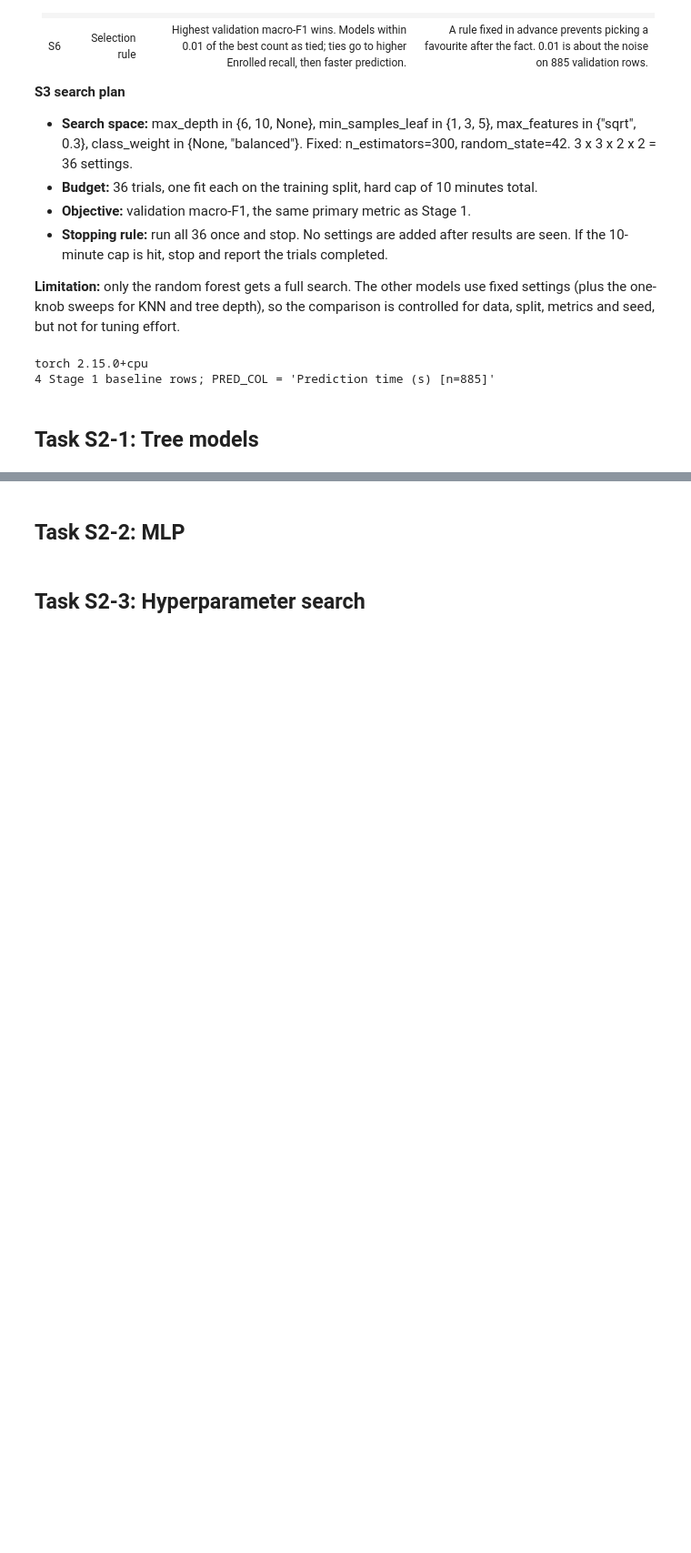
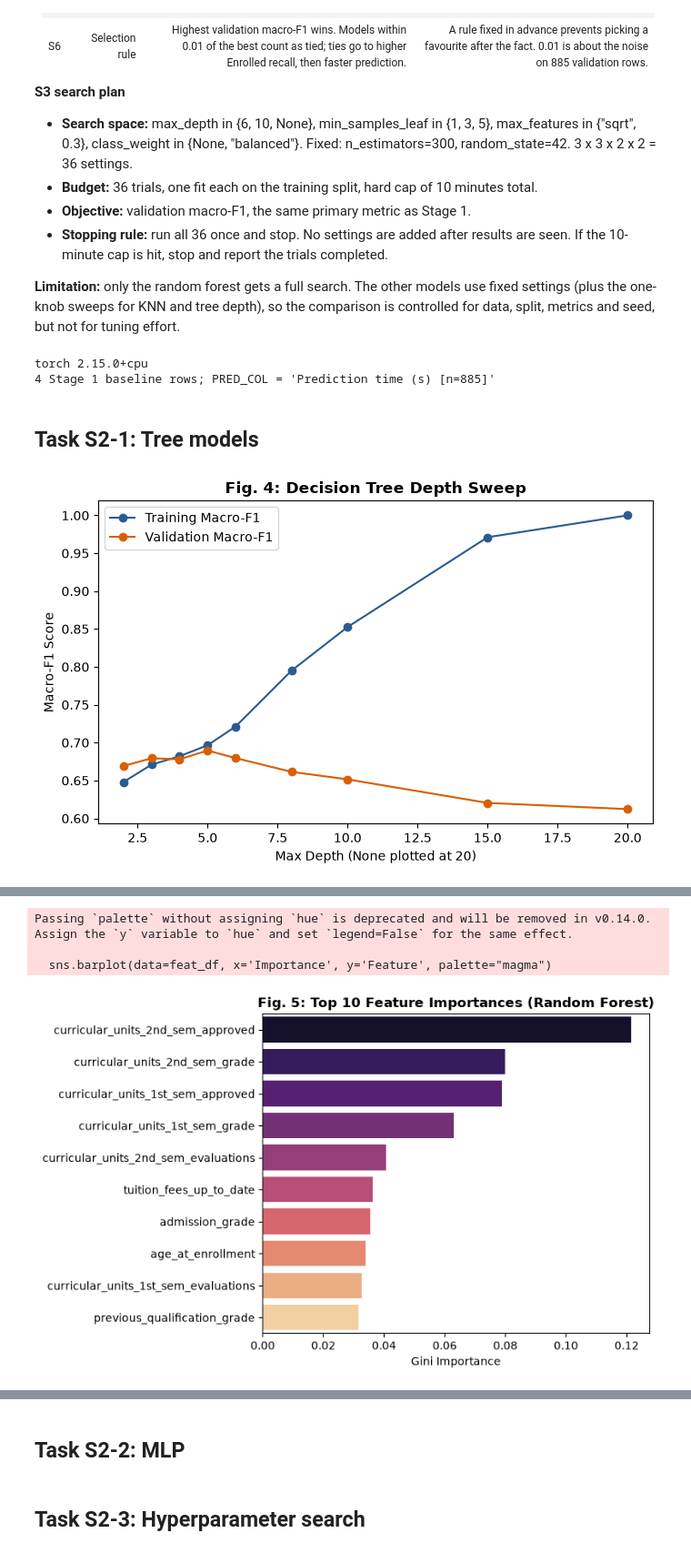
Before and after one commit to mremani11/DS3000-Project, a Jupyter notebook: DS3000_Project_Group03.ipynb, the cells around one changed output, grey strips where cells are left out. Shown at 91% size. Cells and saved outputs as stored; diff of their text form; code cells hidden in the pictures; blank space fills up the shorter version.

Commit message:
Complete Task S2-1: Tree models, depth sweep, and feature importances

```diff
--- a/DS3000_Project_Group03.ipynb
+++ b/DS3000_Project_Group03.ipynb
@@ -1229,3 +1230,77 @@ torch 2.15.0+cpu
 4 Stage 1 baseline rows; PRED_COL = 'Prediction time (s) [n=885]'
 # %% [markdown]
 ## Task S2-1: Tree models
+# %%
+import matplotlib.pyplot as plt
+import numpy as np
+import pandas as pd
+import seaborn as sns
+from sklearn.tree import DecisionTreeClassifier
+from sklearn.ensemble import RandomForestClassifier, GradientBoostingClassifier
+from sklearn.metrics import f1_score
+
+# --- 1. Depth sweep for the single tree (Fig. 4) ---
+depths = [2, 3, 4, 5, 6, 8, 10, 15, None]
+train_scores, val_scores = [], []
+
+for d in depths:
+    # Wrap in pipeline so text categorical columns are properly one-hot encoded
+    dt_pipe = make_model_pipeline(DecisionTreeClassifier(max_depth=d, random_state=SEED))
+    dt_pipe.fit(X_train, y_train)
+    train_scores.append(f1_score(y_train, dt_pipe.predict(X_train), average='macro'))
+    val_scores.append(f1_score(y_val, dt_pipe.predict(X_val), average='macro'))
+
+plt.figure(figsize=(7, 4.5))
+plot_depths = [d if d is not None else 20 for d in depths]
+plt.plot(plot_depths, train_scores, marker='o', label='Training Macro-F1', color='#2b5c8f')
+plt.plot(plot_depths, val_scores, marker='o', label='Validation Macro-F1', color='#d95f02')
+plt.title("Fig. 4: Decision Tree Depth Sweep", fontweight="bold")
+plt.xlabel("Max Depth (None plotted at 20)")
+plt.ylabel("Macro-F1 Score")
+plt.legend()
+plt.tight_layout()
+plt.show()
+
+# Pick the depth with the best validation macro-F1
+best_depth_idx = np.argmax(val_scores)
+best_depth = depths[best_depth_idx]
+print(f"Best validation Macro-F1 achieved at max_depth={best_depth}")
+
+# --- 2. Three models through the existing harness ---
+tree_specs = [
+    ("Decision Tree", f"max_depth={best_depth} (chosen on val)", DecisionTreeClassifier(max_depth=best_depth, random_state=SEED)),
+    ("Random Forest", "300 trees, default settings", RandomForestClassifier(n_estimators=300, random_state=SEED, n_jobs=-1)),
+    ("Gradient Boosting", "200 trees, lr=0.1, max_depth=3", GradientBoostingClassifier(n_estimators=200, learning_rate=0.1, max_depth=3, random_state=SEED)),
+]
+
+tree_rows, tree_models = [], {}
+for name, settings, est in tree_specs:
+    row, pipe = run_baseline(name, settings, est, X_train, y_train, X_val, y_val, CLASS_NAMES, make_model_pipeline)
+    tree_rows.append(dict(row, Stage="2", Family="Tree"))
+    tree_models[name] = pipe
+
+print(f"Successfully generated tree_rows with {len(tree_rows)} models.")
+
+# --- 3. Fig. 5: Feature Importances (Random Forest) ---
+rf_pipeline = tree_models["Random Forest"]
+rf_model = rf_pipeline.named_steps['model']
+
+# Dynamically find the name of the first pipeline step (the preprocessor) and extract the names
+prep_step_name = list(rf_pipeline.named_steps.keys())[0]
+feature_names = rf_pipeline.named_steps[prep_step_name].get_feature_names_out()
+
+feat_df = pd.DataFrame({'Feature': feature_names, 'Importance': rf_model.feature_importances_})
+
+# Clean up standard scikit-learn pipeline prefixes automatically
+feat_df['Feature'] = feat_df['Feature'].str.split('__').str[-1]
+feat_df = feat_df.sort_values(by='Importance', ascending=False).head(10)
+
+plt.figure(figsize=(8, 5))
+sns.barplot(data=feat_df, x='Importance', y='Feature', palette="magma")
+plt.title("Fig. 5: Top 10 Feature Importances (Random Forest)", fontweight="bold")
+plt.xlabel("Gini Importance")
+plt.ylabel("")
+plt.tight_layout()
+plt.show()
+# %% [output]
+[figure, added]
@@ -1231,0 +1309,4 @@ torch 2.15.0+cpu
+Passing `palette` without assigning `hue` is deprecated and will be removed in v0.14.0. Assign the `y` variable to `hue` and set `legend=False` for the same effect.
+
+  sns.barplot(data=feat_df, x='Importance', y='Feature', palette="magma")
+[figure, added]
```
Also changed, not shown: parts of 5 cells of this notebook.
